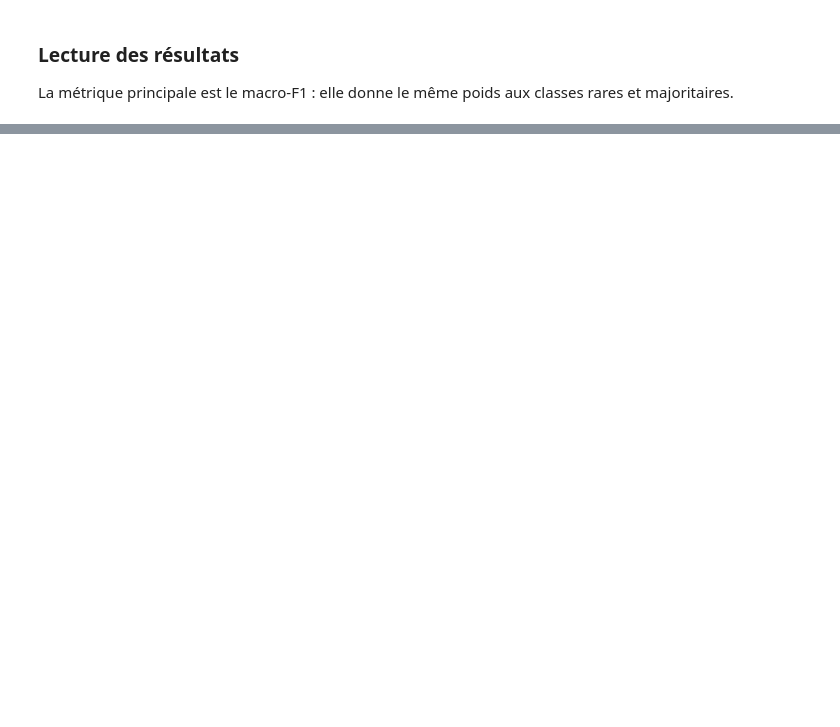
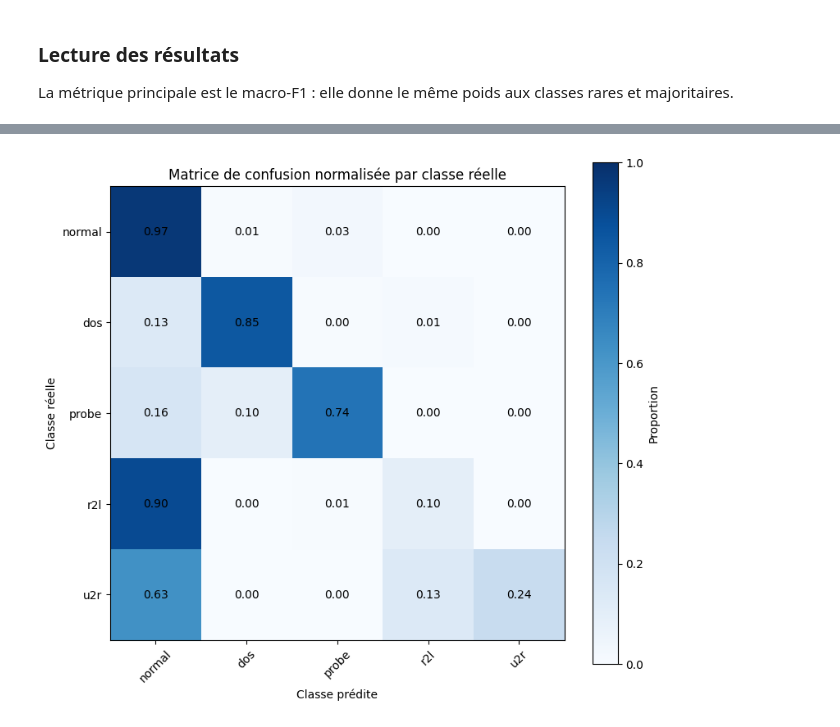
Before and after one commit to Appolinairee/-research-scratch-deep-learning-vision, a Jupyter notebook: notebooks/colab/nsl_kdd_focal_loss_mlp.ipynb, the cells around one changed output, grey strips where cells are left out. Drawn from its saved outputs; the diff is of its cells as text; code cells hidden in the pictures; blank space fills up the shorter version.

```diff
--- a/notebooks/colab/nsl_kdd_focal_loss_mlp.ipynb
+++ b/notebooks/colab/nsl_kdd_focal_loss_mlp.ipynb
@@ -195,0 +356,22 @@ for class_name, precision, recall, f1 in zip(
+# %%
+row_totals = report.confusion_matrix.sum(axis=1, keepdims=True)
+normalized_confusion = np.divide(
+    report.confusion_matrix, row_totals,
+    out=np.zeros_like(report.confusion_matrix, dtype=float),
+    where=row_totals != 0,
+)
+fig, ax = plt.subplots(figsize=(8, 7))
+image = ax.imshow(normalized_confusion, cmap='Blues', vmin=0, vmax=1)
+for row in range(len(NSLKDD_CLASSES)):
+    for column in range(len(NSLKDD_CLASSES)):
+        ax.text(column, row, f'{normalized_confusion[row, column]:.2f}', ha='center', va='center')
+ax.set_title('Matrice de confusion normalisée par classe réelle')
+ax.set_xlabel('Classe prédite')
+ax.set_ylabel('Classe réelle')
+ax.set_xticks(range(len(NSLKDD_CLASSES)), NSLKDD_CLASSES, rotation=45)
+ax.set_yticks(range(len(NSLKDD_CLASSES)), NSLKDD_CLASSES)
+fig.colorbar(image, ax=ax, label='Proportion')
+plt.tight_layout()
+plt.show()
+# %% [output]
+[figure, added]
```
Also changed, not shown: parts of 20 cells of this notebook.
